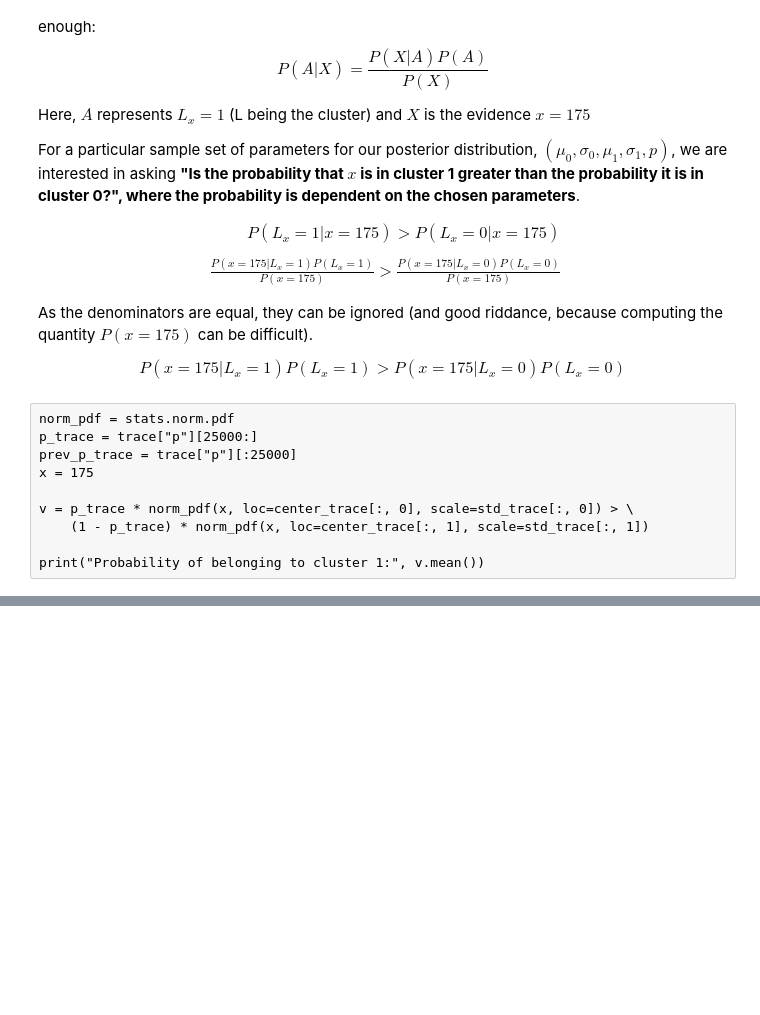
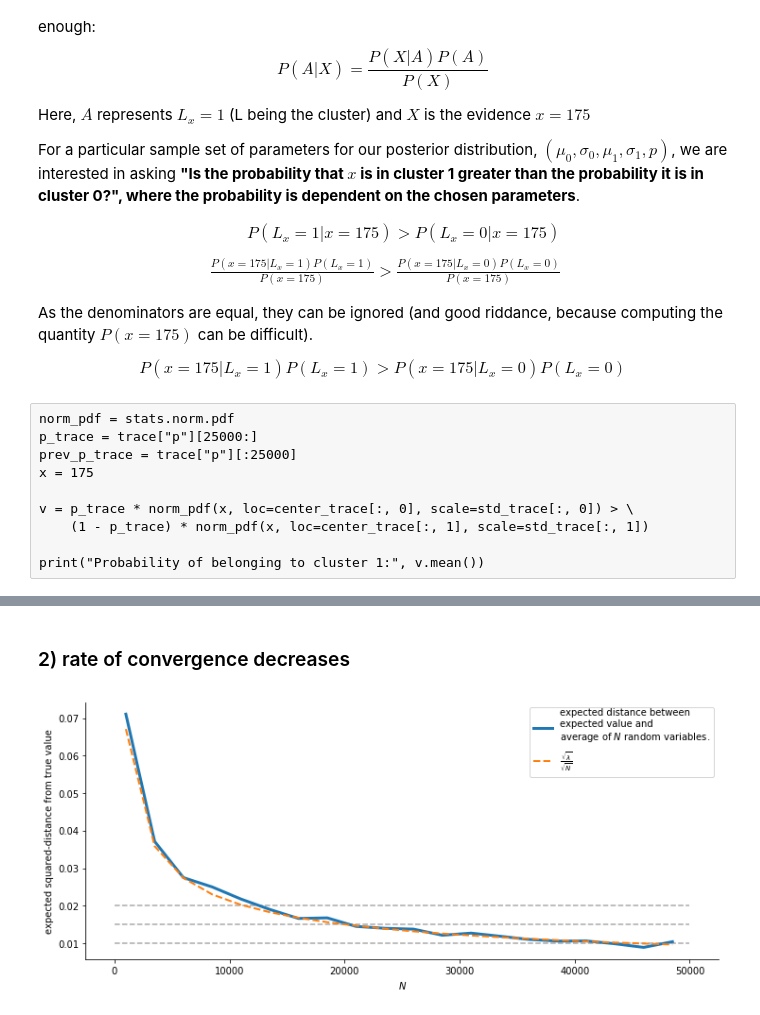
Before and after one commit to rmania/datascience, a Jupyter notebook: ml_models/2_1_bayesian_models_MCMC.ipynb, the cells around one changed output, grey strips where cells are left out. Drawn from its saved outputs; the diff is of its cells as text; code cells hidden in the pictures; blank space fills up the shorter version.

```diff
--- a/ml_models/2_1_bayesian_models_MCMC.ipynb
+++ b/ml_models/2_1_bayesian_models_MCMC.ipynb
@@ -384,0 +433,36 @@ print("Probability of belonging to cluster 1:", v.mean())
+# %% [markdown]
+### 2) rate of convergence decreases
+# %%
+N_Y = 250 # use this many to approximate D(N)
+N_array = np.arange(1000, 50000, 2500) #use this many samples in the approx. to the variance.
+D_N_results = np.zeros( len( N_array ) )
+
+# lambda_ = expected_value
+# expected_value = lambda_  #for X ~ Poi(lambda) , E[ X ] = lambda
+
+def D_N(n):
+    """
+    This function approx. D_n, the average variance of using n samples.
+    """
+    Z = np.random.poisson(lambda_, (n, N_Y) )
+    average_Z = Z.mean(axis=0)
+    return np.sqrt(((average_Z - expected_value)**2).mean())
+
+
+for i,n in enumerate(N_array):
+    D_N_results[i] =  D_N(n)
+
+fig, ax = plt.subplots(figsize=[12,5])
+
+ax.plot(N_array, D_N_results, lw = 3,
+            label="expected distance between\n\
+expected value and \naverage of $N$ random variables.")
+ax.plot(N_array, np.sqrt(expected_value) / np.sqrt(N_array), lw = 2, ls = "--",
+        label = r"$\frac{\sqrt{\lambda}}{\sqrt{N}}$" )
+ax.set(xlabel = "$N$", ylabel = "expected squared-distance from true value")
+for hline in [0.020, 0.015, 0.010]:
+     ax.hlines(y=hline, xmin=0, xmax=50000, linestyles='--', color='darkgrey')
+ax.legend(loc='best')
+remove_borders(ax)
+# %% [output]
+[figure, added]
```
Also changed, not shown: parts of 8 cells of this notebook, 1 other file.
